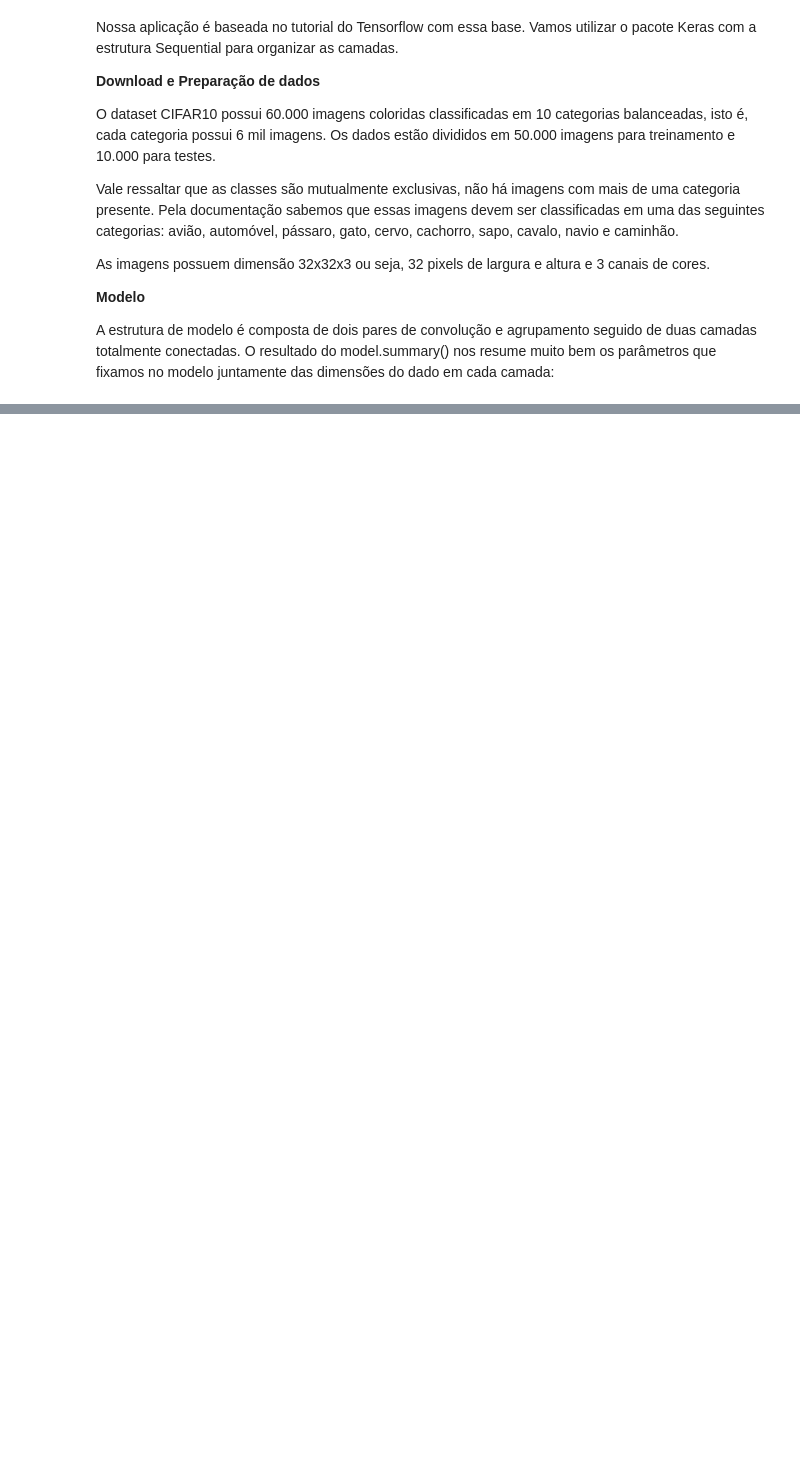
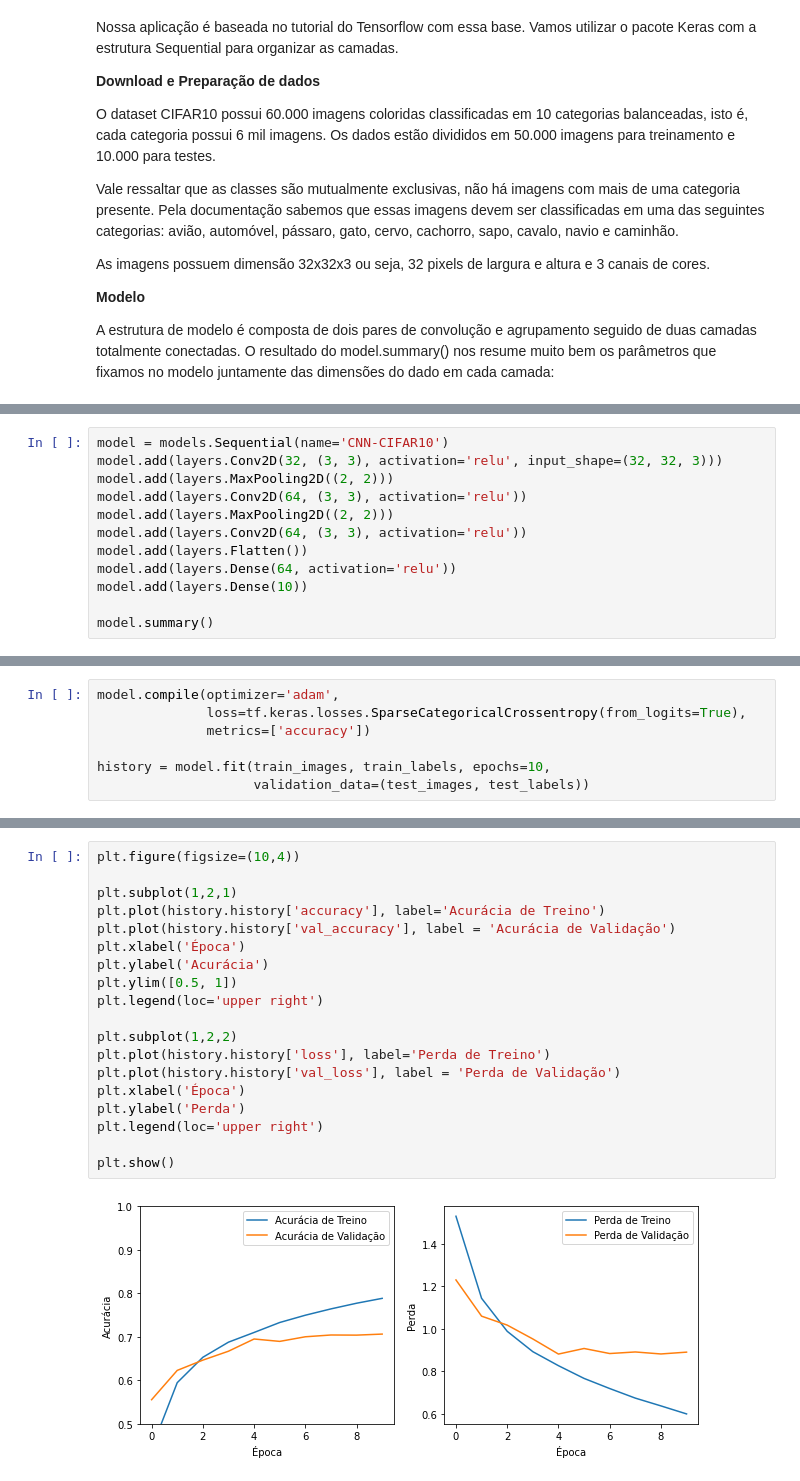
Before and after one commit to Adjalma/Mini-Projeto-DNC, a Jupyter notebook: Projeto_II_Futuro_dos_Dados_e_Aplicação_de_Big_Data_Template.ipynb, the cells around one changed output, grey strips where cells are left out. Saved outputs shown, nothing was run; the diff lists cells and outputs as text; blank space fills up the shorter version.

```diff
--- a/Projeto_II_Futuro_dos_Dados_e_Aplicação_de_Big_Data_Template.ipynb
+++ b/Projeto_II_Futuro_dos_Dados_e_Aplicação_de_Big_Data_Template.ipynb
@@ -42,0 +75,12 @@ A estrutura de modelo é composta de dois pares de convolução e agrupamento se
+# %%
+model = models.Sequential(name='CNN-CIFAR10')
+model.add(layers.Conv2D(32, (3, 3), activation='relu', input_shape=(32, 32, 3)))
+model.add(layers.MaxPooling2D((2, 2)))
+model.add(layers.Conv2D(64, (3, 3), activation='relu'))
+model.add(layers.MaxPooling2D((2, 2)))
+model.add(layers.Conv2D(64, (3, 3), activation='relu'))
+model.add(layers.Flatten())
+model.add(layers.Dense(64, activation='relu'))
+model.add(layers.Dense(10))
+
+model.summary()
@@ -42,0 +107,7 @@ A estrutura de modelo é composta de dois pares de convolução e agrupamento se
+# %%
+model.compile(optimizer='adam',
+              loss=tf.keras.losses.SparseCategoricalCrossentropy(from_logits=True),
+              metrics=['accuracy'])
+
+history = model.fit(train_images, train_labels, epochs=10,
+                    validation_data=(test_images, test_labels))
@@ -42,0 +135,21 @@ A estrutura de modelo é composta de dois pares de convolução e agrupamento se
+# %%
+plt.figure(figsize=(10,4))
+
+plt.subplot(1,2,1)
+plt.plot(history.history['accuracy'], label='Acurácia de Treino')
+plt.plot(history.history['val_accuracy'], label = 'Acurácia de Validação')
+plt.xlabel('Época')
+plt.ylabel('Acurácia')
+plt.ylim([0.5, 1])
+plt.legend(loc='upper right')
+
+plt.subplot(1,2,2)
+plt.plot(history.history['loss'], label='Perda de Treino')
+plt.plot(history.history['val_loss'], label = 'Perda de Validação')
+plt.xlabel('Época')
+plt.ylabel('Perda')
+plt.legend(loc='upper right')
+
+plt.show()
+# %% [output]
+[figure, added]
```
Also changed, not shown: parts of 9 cells of this notebook.
